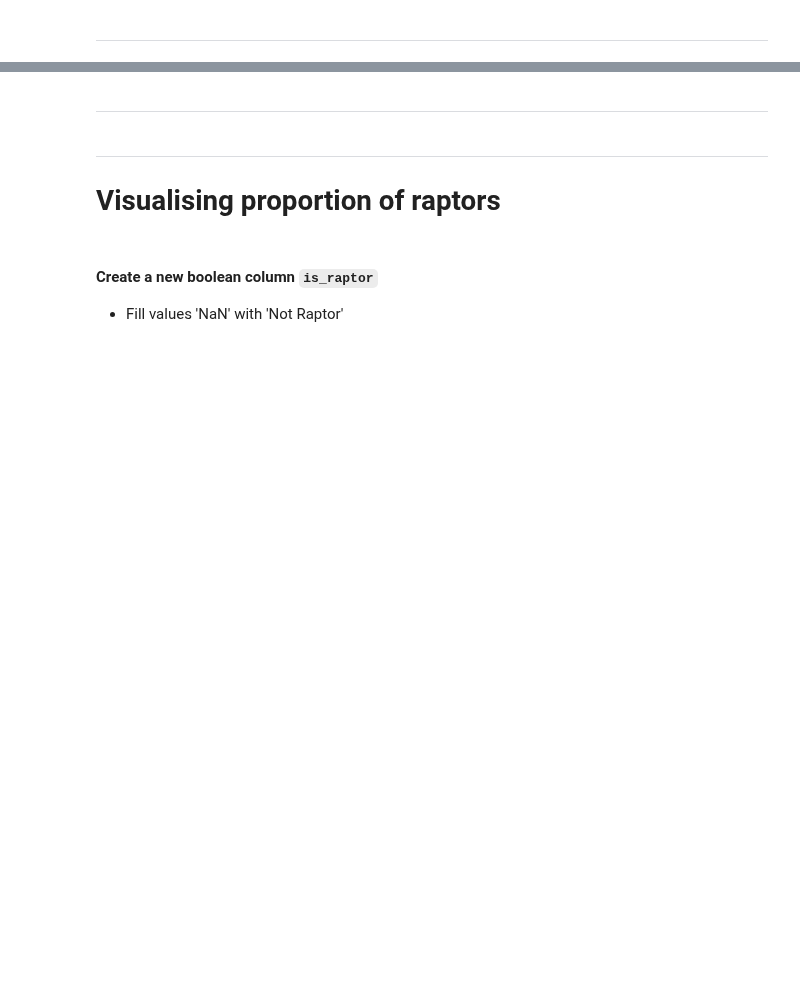
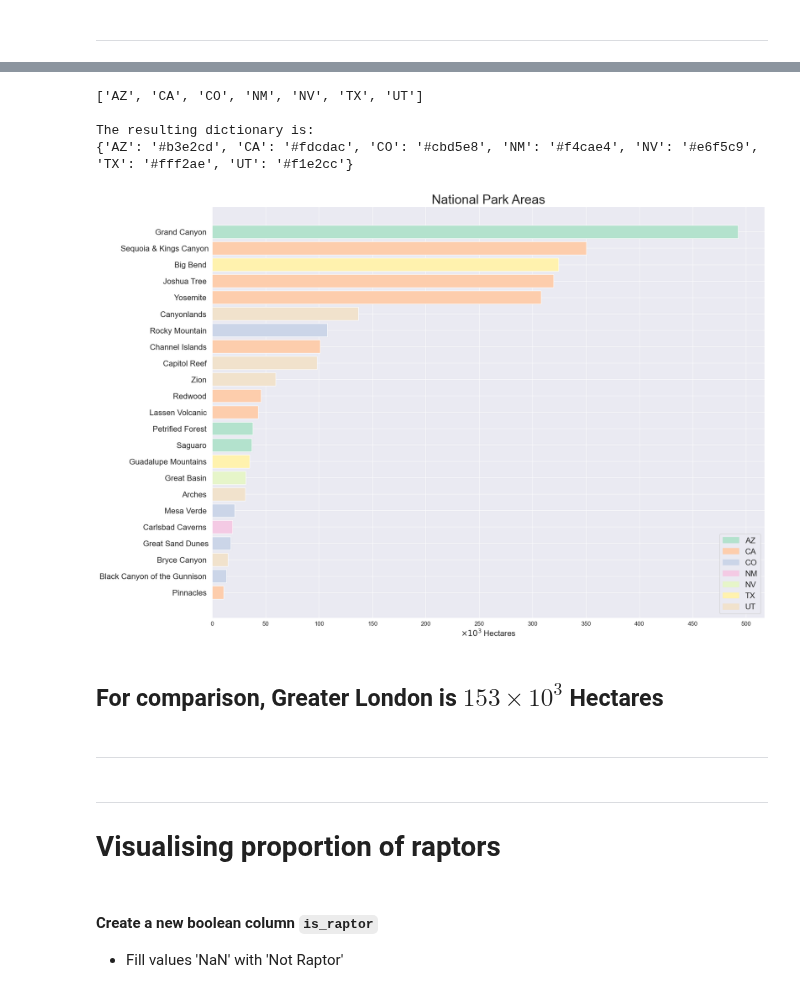
Before and after one commit to pineapple-bois/Biodiversity-In-National-Parks-Real-World, a Jupyter notebook: analysis.ipynb, the cells around one changed output, grey strips where cells are left out. Cells and saved outputs as stored; diff of their text form; code cells hidden in the pictures; blank space fills up the shorter version.

```diff
--- a/analysis.ipynb
+++ b/analysis.ipynb
@@ -455,0 +401,13 @@ park_area_df = park_area_df.sorted
+# %%
+park_area_df = sw_birds_df.groupby(['state', 'park_name'])['hectares', 'park_code'].mean().reset_index()
+park_area_df = park_area_df.sort_values(by='hectares', ascending=True)
+park_area_df['park_name'] = park_area_df['park_name'].apply(lambda x: x[:-13] if x.endswith(" National Park") else x)
+# lambda function doesn't apply to indices [8] or [11] so,
+park_area_df.at[8, 'park_name'] = 'Sequoia & Kings Canyon'
+park_area_df.at[11, 'park_name'] = 'Great Sand Dunes'
+# %%
+# Divide the hectares column by 1000
+def divide_by_1000(column):
+    return round(column / 1000, 3)
+
+park_area_df['hectares'] = park_area_df['hectares'].apply(divide_by_1000)
@@ -456,3 +423,38 @@ park_area_df = park_area_df.sorted
+# %%
+print(states_list)
+state_colours = ['#b3e2cd','#fdcdac','#cbd5e8','#f4cae4','#e6f5c9','#fff2ae','#f1e2cc']
+state_colour = {}
+for state in states_list:
+    for colour in state_colours:
+        state_colour[state] = colour
+        state_colours.remove(colour)
+        break
+print(f"\nThe resulting dictionary is: \n{state_colour}")
+# %% [output]
+['AZ', 'CA', 'CO', 'NM', 'NV', 'TX', 'UT']
+
+The resulting dictionary is:
+{'AZ': '#b3e2cd', 'CA': '#fdcdac', 'CO': '#cbd5e8', 'NM': '#f4cae4', 'NV': '#e6f5c9', 'TX': '#fff2ae', 'UT': '#f1e2cc'}
+# %%
+# legend colours
+handles_three = [mpatches.Patch(color=colour, label=label) for label, colour in state_colour.items()]
+# bar colours with lambda function
+colour = park_area_df['state'].apply(lambda x: state_colour[x])
+
+plt.figure(figsize=(20,15))
+plt.title('National Park Areas', fontsize=26)
+plt.barh(y=park_area_df.park_name, width=park_area_df.hectares, color=colour)
+plt.yticks(rotation=0, fontsize=16)
+plt.xticks(np.arange(0,550,50), fontsize=12)
+plt.xlabel(f'$\\times 10^{3}$ Hectares', fontsize=16)
+plt.legend(handles=handles_three, fontsize=16)
+plt.grid(True)
+
+plt.show()
+# %% [output]
+[figure, added]
+# %% [markdown]
+## For comparison, Greater London is $153\times 10^{3}$ Hectares
 # %% [markdown]
 ----
 # %% [markdown]
```
Also changed, not shown: parts of 13 cells of this notebook.
